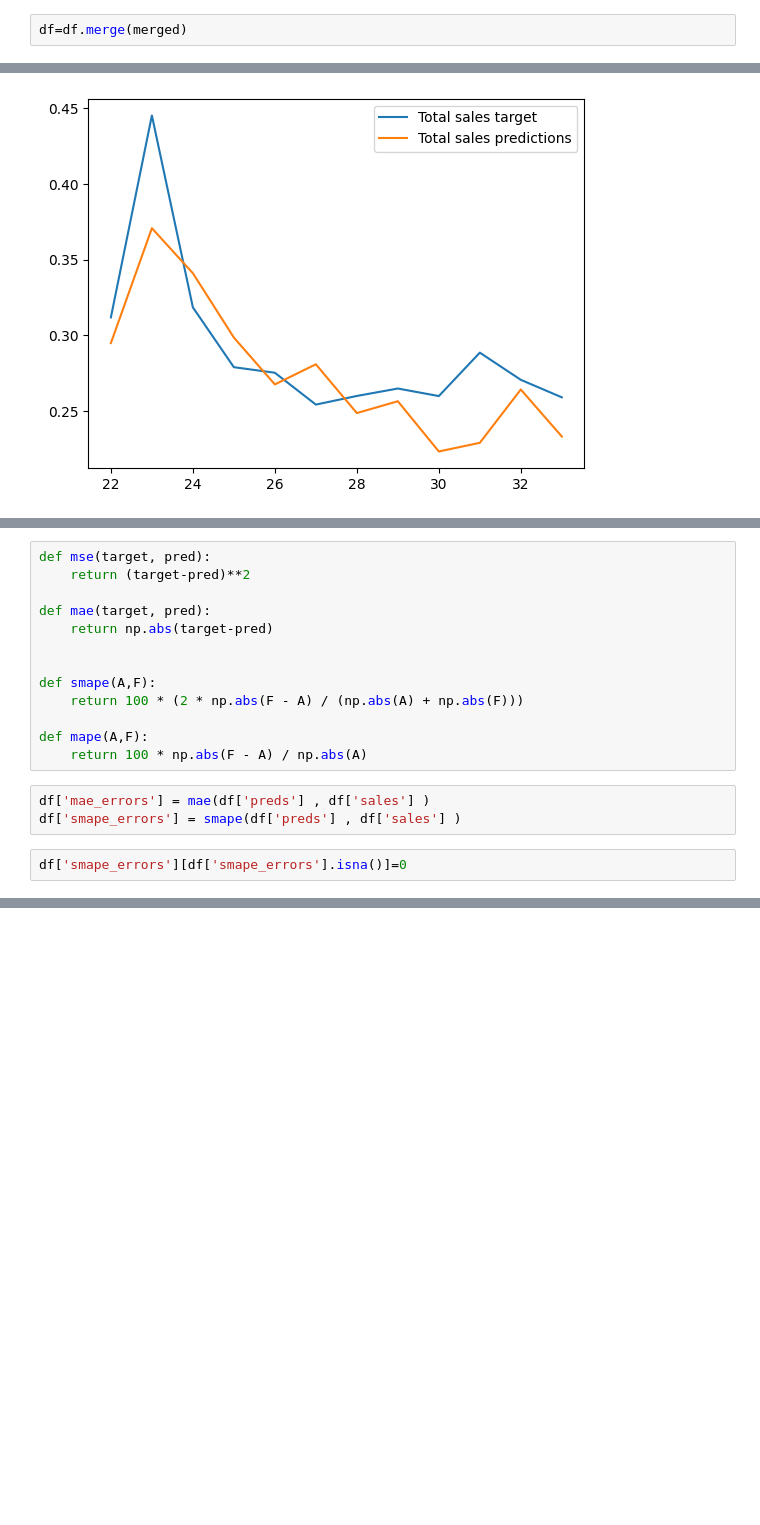
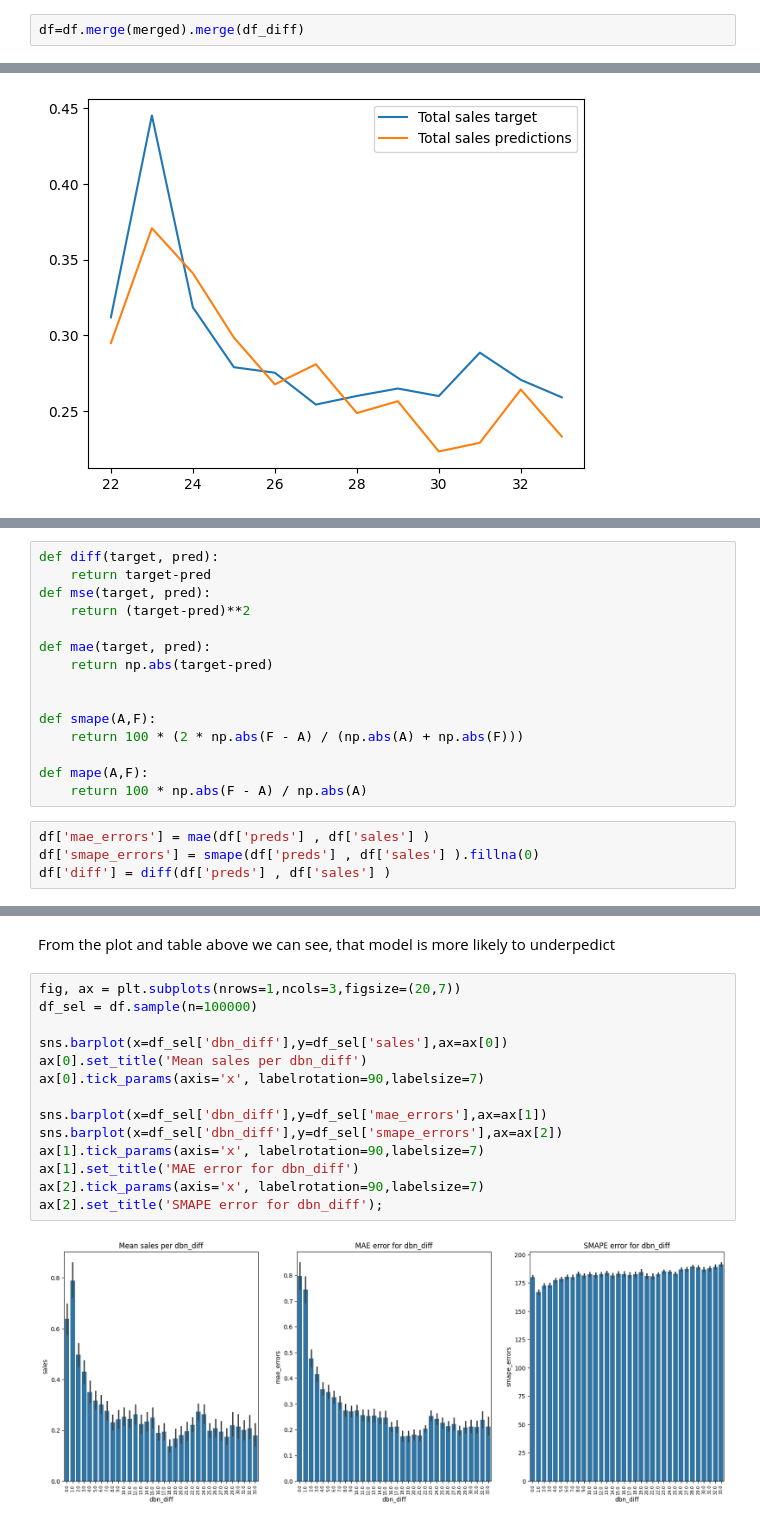
Before and after one commit to valera2444/FutureSalesPrediction, a Jupyter notebook: error_analysis_and_interpret/Error_analysis.ipynb, the cells around one changed output, grey strips where cells are left out. Saved outputs shown, nothing was run; the diff lists cells and outputs as text; blank space fills up the shorter version.

```diff
--- a/error_analysis_and_interpret/Error_analysis.ipynb
+++ b/error_analysis_and_interpret/Error_analysis.ipynb
@@ -97,4 +95,4 @@ for month in range(len(real)):
     to_app=pd.DataFrame({'shop_id':shop_id, 'item_id':item_id,'date_block_num':dbn,'sales':sales, 'preds':preds_val})
     df=pd.concat([df,to_app])
 # %%
-df=df.merge(merged)
+df=df.merge(merged).merge(df_diff)
@@ -129,4 +124,6 @@ big_errors_th=7
 # %%
+def diff(target, pred):
+    return target-pred
 def mse(target, pred):
     return (target-pred)**2
 
@@ -141,6 +138,5 @@ def mape(A,F):
     return 100 * np.abs(F - A) / np.abs(A)
 # %%
 df['mae_errors'] = mae(df['preds'] , df['sales'] )
-df['smape_errors'] = smape(df['preds'] , df['sales'] )
+df['smape_errors'] = smape(df['preds'] , df['sales'] ).fillna(0)
+df['diff'] = diff(df['preds'] , df['sales'] )
-# %%
-df['smape_errors'][df['smape_errors'].isna()]=0
@@ -162,3 +162,21 @@ See the caveats in the documentation: https://pandas.pydata.org/pandas-docs/stab
+# %% [markdown]
+From the plot and  table above we can see, that model is more likely to underpedict
+# %%
+fig, ax = plt.subplots(nrows=1,ncols=3,figsize=(20,7))
+df_sel = df.sample(n=100000)
+
+sns.barplot(x=df_sel['dbn_diff'],y=df_sel['sales'],ax=ax[0])
+ax[0].set_title('Mean sales per dbn_diff')
+ax[0].tick_params(axis='x', labelrotation=90,labelsize=7)
+
+sns.barplot(x=df_sel['dbn_diff'],y=df_sel['mae_errors'],ax=ax[1])
+sns.barplot(x=df_sel['dbn_diff'],y=df_sel['smape_errors'],ax=ax[2])
+ax[1].tick_params(axis='x', labelrotation=90,labelsize=7)
+ax[1].set_title('MAE error for dbn_diff')
+ax[2].tick_params(axis='x', labelrotation=90,labelsize=7)
+ax[2].set_title('SMAPE error for dbn_diff');
+# %% [output]
+[figure, added]
 # %%
 fig, ax = plt.subplots(nrows=1,ncols=3,figsize=(15,7))
 df_sel = df.sample(n=100000)
```
Also changed, not shown: parts of 33 cells of this notebook, 2 other files.
